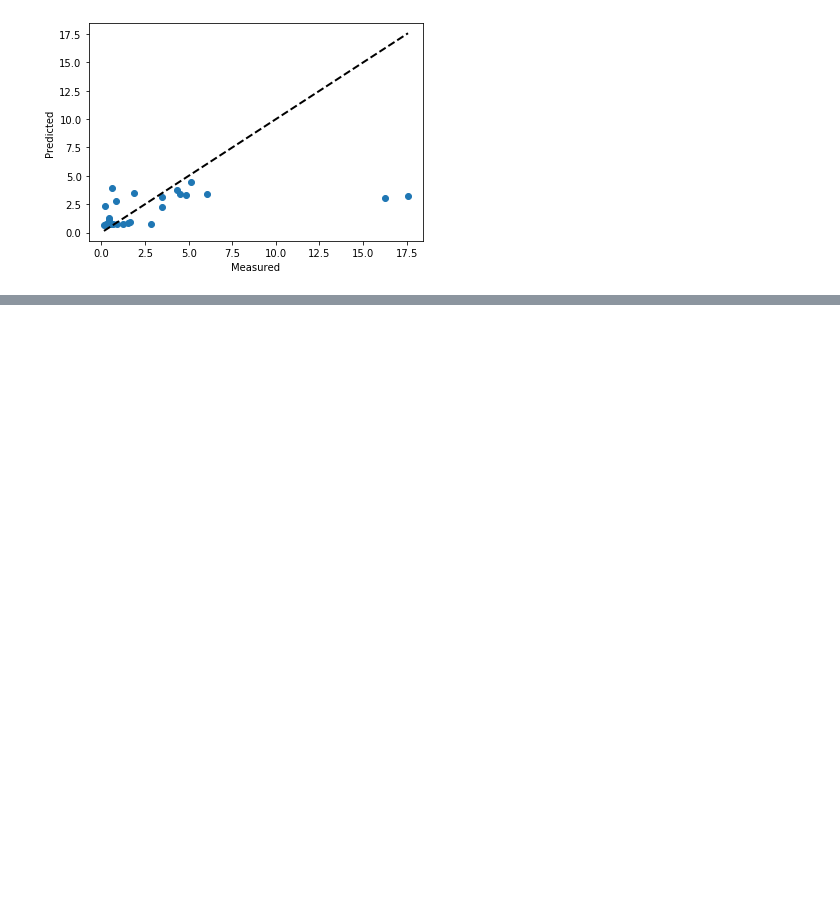
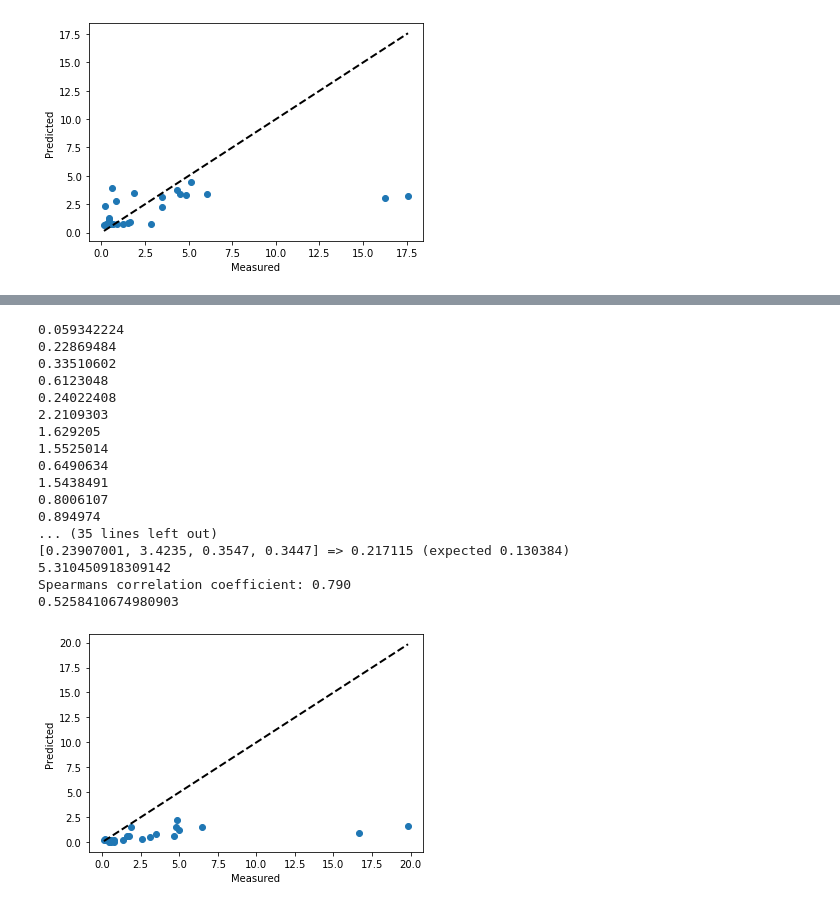
Before and after one commit to eliane06/SCMAI, a Jupyter notebook: Pruebas.ipynb, the cells around one changed output, grey strips where cells are left out. Drawn from its saved outputs; the diff is of its cells as text; code cells hidden in the pictures; blank space fills up the shorter version.

```diff
--- a/Pruebas.ipynb
+++ b/Pruebas.ipynb
@@ -486,0 +623,71 @@ Results: -10.10 (5.19) MSE
+# %%
+dataset = pd.read_excel('Vul-pred.xlsx', sheet_name='calif_calibradas', usecols= "B:G", skiprows=[0,1,2,3,4])
+dataset = np.asarray(dataset)
+X = dataset[:,1:5]
+Y = dataset[:,5]
+nit = dataset[:,0]
+
+
+#from sklearn.model_selection import train_test_split
+#X_train, X_test, Y_train, Y_test = train_test_split(X, Y, test_size = 0.35, random_state = 0)
+
+def rmse(predicts, targets):
+    return np.sqrt(((predicts - targets) ** 2).mean())
+
+def corr(predicts, targets, nit):
+    a = predicts - np.mean(predicts)
+    b = nit - np.mean(nit)
+    return sum(a*b) / (np.sqrt(sum(a**2))*(np.sqrt(sum(b**2))))
+
+# define base model
+def b_model():
+	# create model
+	model = Sequential()
+	model.add(Dense(8, input_dim=4, kernel_initializer='normal', activation='relu'))
+	#model.add(Dense(6, kernel_initializer='normal', activation='relu'))
+	model.add(Dense(1, kernel_initializer='normal', activation='linear'))
+	model.compile(loss='mean_squared_error', optimizer='Adagrad', metrics=['mse'])
+	return model
+
+estimator = KerasRegressor(build_fn=b_model, epochs=10, batch_size=20, verbose=0)
+#kfold = KFold(n_splits=10)
+#estimator.fit(X_train, Y_train)
+#y_pred = estimator.predict(X_test)
+y_pred = cross_val_predict(estimator, X, Y, cv=10)
+for i in range(len(y_pred)):
+  print(y_pred[i])
+
+
+for i in range(len(Y)):
+	print('%s => %f (expected %f)' % (X[i].tolist(), y_pred[i], Y[i]))
+
+print(rmse(y_pred, Y))
+coef, p = spearmanr(y_pred, nit)
+print('Spearmans correlation coefficient: %.3f' % coef)
+print(corr(y_pred, Y, nit))
+
+fig,ax = plt.subplots()
+ax.scatter(Y, y_pred)
+ax.plot([Y.min(), Y.max()], [Y.min(), Y.max()], 'k--', lw=2)
+ax.set_xlabel('Measured')
+ax.set_ylabel('Predicted')
+fig.show()
+# %% [output]
+0.059342224
+0.22869484
+0.33510602
+0.6123048
+0.24022408
+2.2109303
+1.629205
+1.5525014
+0.6490634
+1.5438491
+0.8006107
+0.894974
+... (35 lines left out)
+[0.23907001, 3.4235, 0.3547, 0.3447] => 0.217115 (expected 0.130384)
+5.310450918309142
+Spearmans correlation coefficient: 0.790
+0.5258410674980903
+[figure, added]
```
Also changed, not shown: parts of 7 cells of this notebook.
